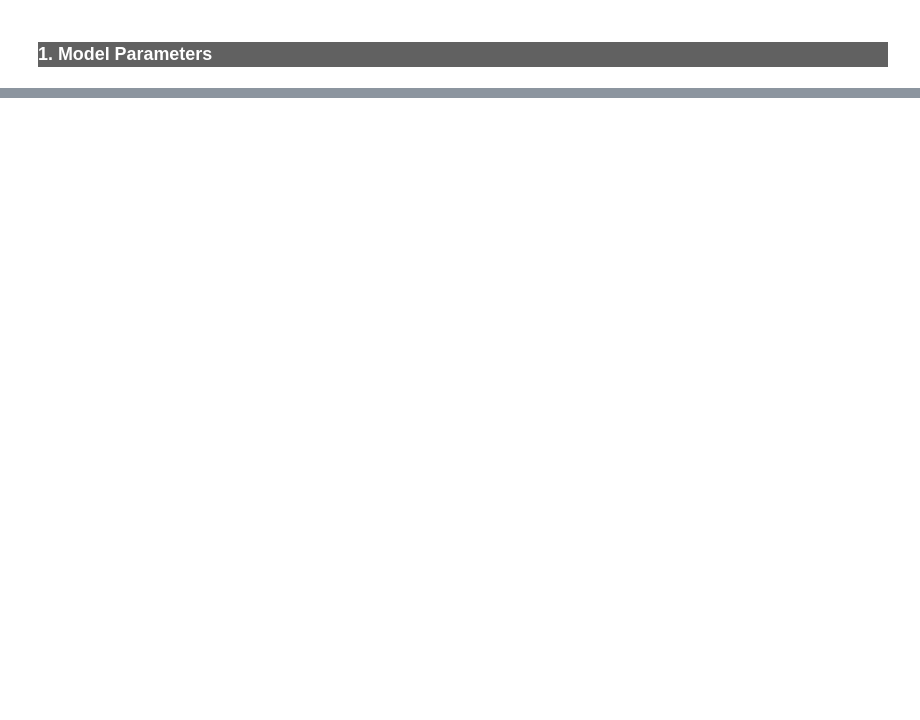
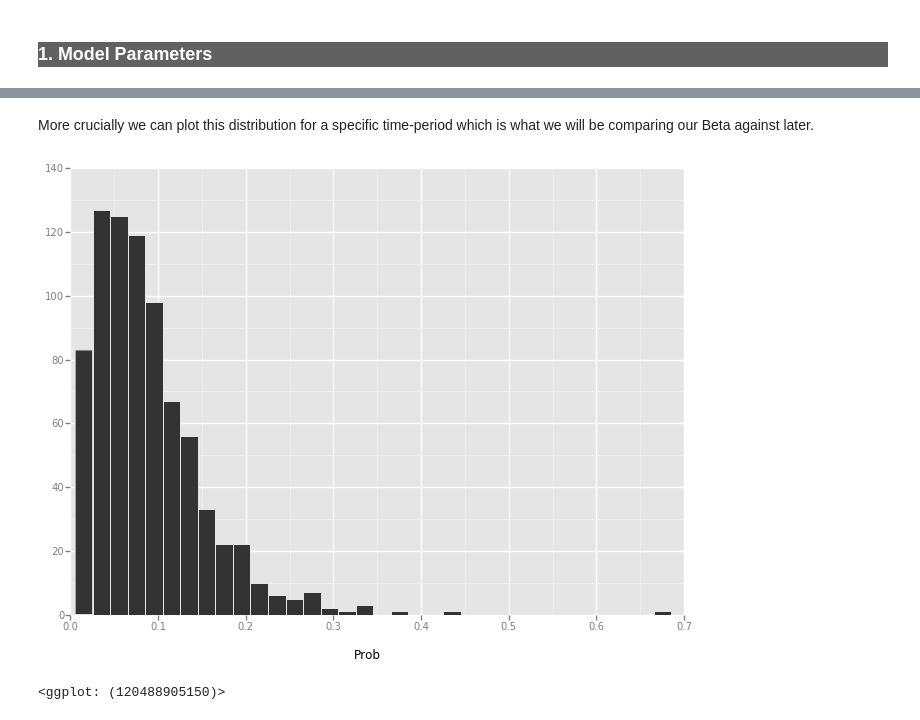
Before and after one commit to badrul1/EventPrediction, a Jupyter notebook: 5_mainmodel/2_NextPlayPrediction.ipynb, the cells around one changed output, grey strips where cells are left out. Cells and saved outputs as stored; diff of their text form; code cells hidden in the pictures; blank space fills up the shorter version.

```diff
--- a/5_mainmodel/2_NextPlayPrediction.ipynb
+++ b/5_mainmodel/2_NextPlayPrediction.ipynb
@@ -74,0 +161,9 @@ con.close()
+# %% [markdown]
+More crucially we can plot this distribution for a specific time-period which is what we will be comparing our Beta against later.
+# %%
+period='2-18-1'
+ggplot(aes(x='Prob'), data=df[df.Period==period]) + \
+    geom_histogram(binwidth=0.02)
+# %% [output]
+[figure, added]
+<ggplot: (120488905150)>
```
Also changed, not shown: parts of 30 cells of this notebook, 2 other files.
